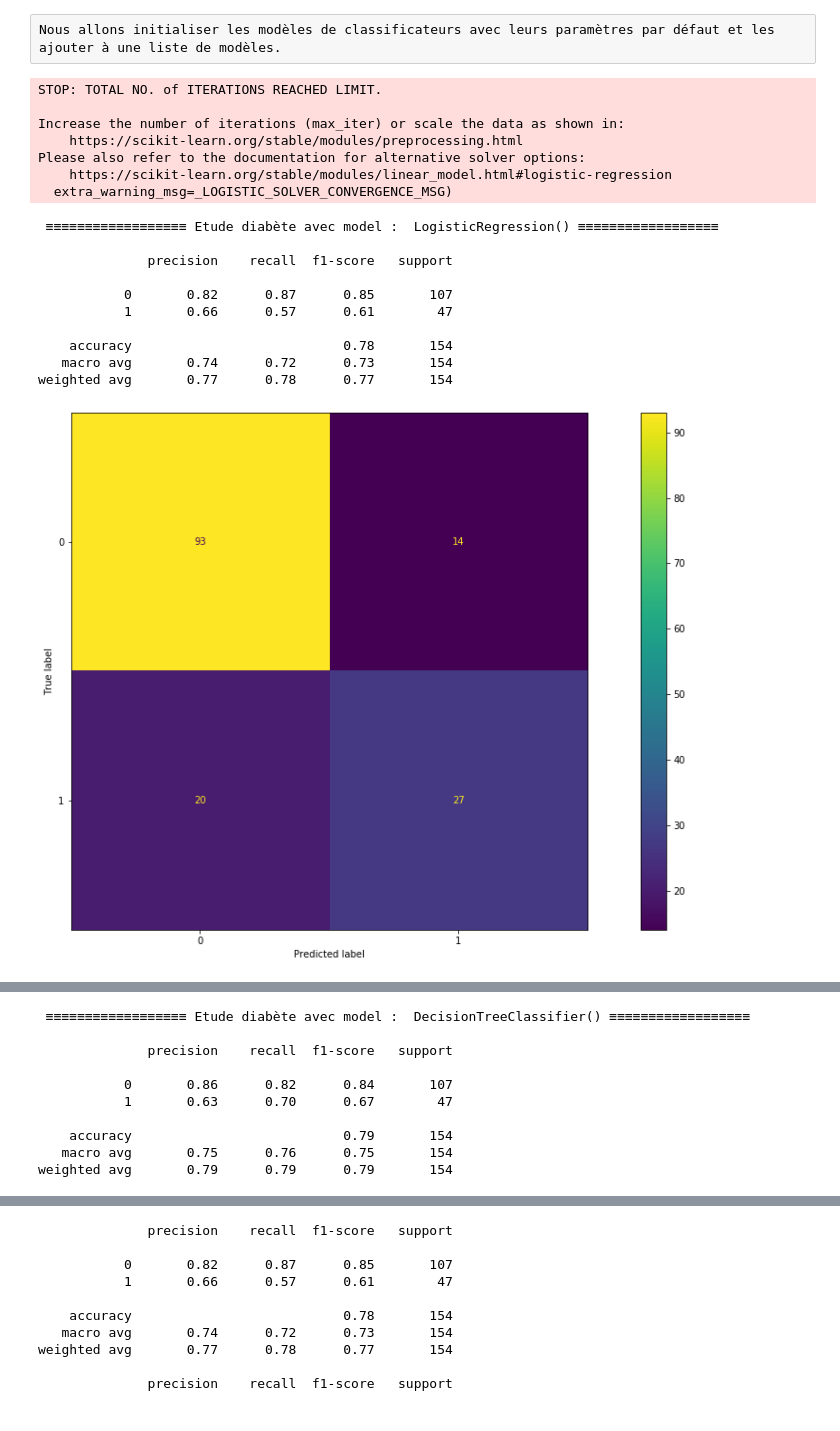
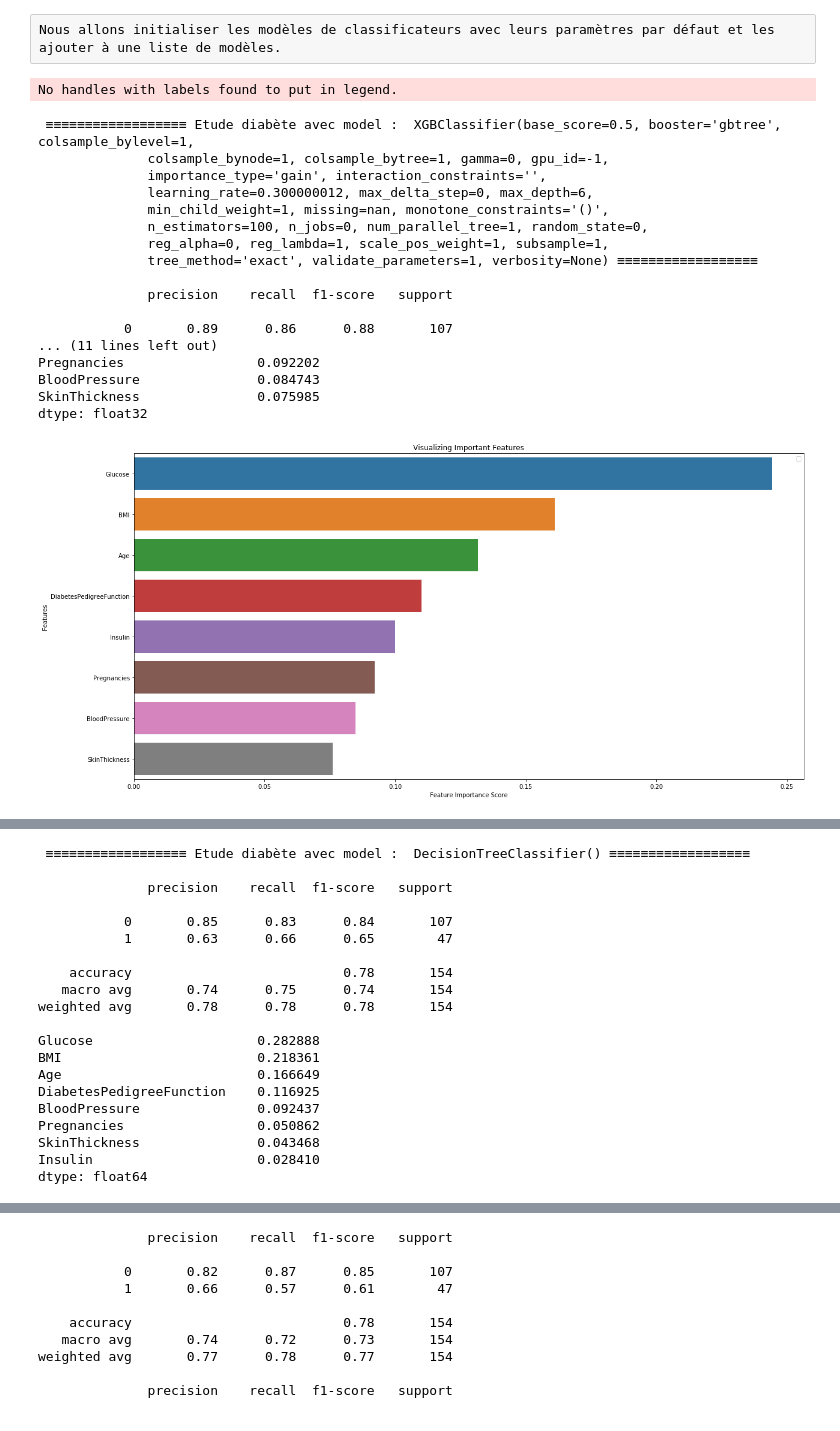
Before and after one commit to Abdelrazak-sakhri/diabete, a Jupyter notebook: Projet_diabete_Lamine_Mourad_Abdel.ipynb, the cells around one changed output, grey strips where cells are left out. Saved outputs shown, nothing was run; the diff lists cells and outputs as text; code cells hidden in the pictures.

Commit message:
automatisation fonction de visualisation

```diff
--- a/Projet_diabete_Lamine_Mourad_Abdel.ipynb
+++ b/Projet_diabete_Lamine_Mourad_Abdel.ipynb
@@ -374,28 +374,39 @@ def data_target(mon_dataframe, dict_result, models):
         dict_result.update({counter : report})
         counter += 1
 
+        feature_imp = pd.Series(i.feature_importances_,index=X.columns).sort_values(ascending=False)
+        print(feature_imp)
+
+        sns.barplot(x=feature_imp, y=feature_imp.index)
+        plt.xlabel('Feature Importance Score')
+        plt.ylabel('Features')
+        plt.title("Visualizing Important Features")
+        plt.legend()
+        plt.show()
+
         plot_confusion_matrix(i, X_test, y_test)
         plt.show()
 # %%
-models = [LogisticRegression(), XGBClassifier(), DecisionTreeClassifier(), RandomForestClassifier()]
+models = [XGBClassifier(), DecisionTreeClassifier(), RandomForestClassifier()]
 dic_resultats = {}
 data_target(df_median, dic_resultats, models)
 # %% [output]
-STOP: TOTAL NO. of ITERATIONS REACHED LIMIT.
-
-Increase the number of iterations (max_iter) or scale the data as shown in:
-    https://scikit-learn.org/stable/modules/preprocessing.html
-Please also refer to the documentation for alternative solver options:
-    https://scikit-learn.org/stable/modules/linear_model.html#logistic-regression
-  extra_warning_msg=_LOGISTIC_SOLVER_CONVERGENCE_MSG)
+No handles with labels found to put in legend.
- ≡≡≡≡≡≡≡≡≡≡≡≡≡≡≡≡≡≡ Etude diabète avec model :  LogisticRegression() ≡≡≡≡≡≡≡≡≡≡≡≡≡≡≡≡≡≡
+ ≡≡≡≡≡≡≡≡≡≡≡≡≡≡≡≡≡≡ Etude diabète avec model :  XGBClassifier(base_score=0.5, booster='gbtree', colsample_bylevel=1,
+              colsample_bynode=1, colsample_bytree=1, gamma=0, gpu_id=-1,
+              importance_type='gain', interaction_constraints='',
+              learning_rate=0.300000012, max_delta_step=0, max_depth=6,
+              min_child_weight=1, missing=nan, monotone_constraints='()',
+              n_estimators=100, n_jobs=0, num_parallel_tree=1, random_state=0,
+              reg_alpha=0, reg_lambda=1, scale_pos_weight=1, subsample=1,
+              tree_method='exact', validate_parameters=1, verbosity=None) ≡≡≡≡≡≡≡≡≡≡≡≡≡≡≡≡≡≡
 
               precision    recall  f1-score   support
 
-           0       0.82      0.87      0.85       107
-           1       0.66      0.57      0.61        47
-
-    accuracy                           0.78       154
-   macro avg       0.74      0.72      0.73       154
-weighted avg       0.77      0.78      0.77       154
+           0       0.89      0.86      0.88       107
+... (11 lines left out)
+Pregnancies                 0.092202
+BloodPressure               0.084743
+SkinThickness               0.075985
+dtype: float32
-[figure, old version]
+[figure, new version]
@@ -421,9 +416,19 @@ weighted avg       0.84      0.83      0.83       154
 
               precision    recall  f1-score   support
 
-           0       0.86      0.82      0.84       107
-           1       0.63      0.70      0.67        47
+           0       0.85      0.83      0.84       107
+           1       0.63      0.66      0.65        47
 
-    accuracy                           0.79       154
-   macro avg       0.75      0.76      0.75       154
-weighted avg       0.79      0.79      0.79       154
+    accuracy                           0.78       154
+   macro avg       0.74      0.75      0.74       154
+weighted avg       0.78      0.78      0.78       154
+
+Glucose                     0.282888
+BMI                         0.218361
+Age                         0.166649
+DiabetesPedigreeFunction    0.116925
+BloodPressure               0.092437
+Pregnancies                 0.050862
+SkinThickness               0.043468
+Insulin                     0.028410
+dtype: float64
```
Also changed, not shown: parts of 36 cells of this notebook.
